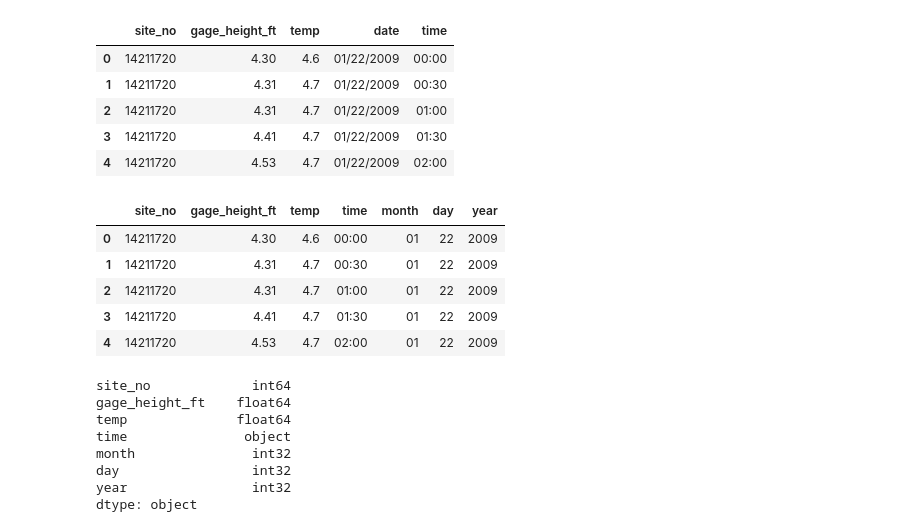
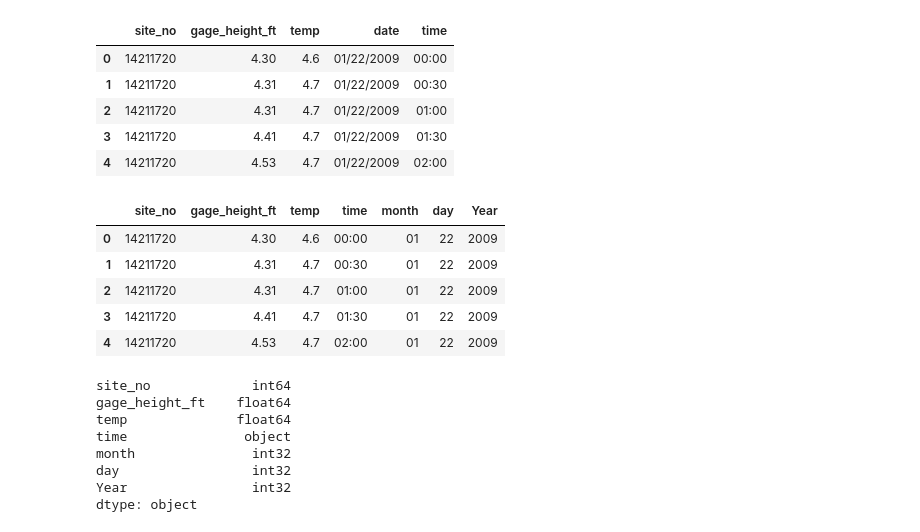
Before and after one commit to jayhjman/bootcamp-project1, a Jupyter notebook: Trim_water_data.ipynb, the cells around one changed output. Saved outputs shown, nothing was run; the diff lists cells and outputs as text; code cells hidden in the pictures.

```diff
--- a/Trim_water_data.ipynb
+++ b/Trim_water_data.ipynb
@@ -334,11 +336,11 @@ willamette_gage_df.head()
 | 3 | 14211720 | 4.41 | 4.7 | 01/22/2009 | 01:30 |
 | 4 | 14211720 | 4.53 | 4.7 | 01/22/2009 | 02:00 |
 # %%
-willamette_gage_df[['month','day','year']] = willamette_gage_df['date'].str.split('/', expand=True)
+willamette_gage_df[['month','day','Year']] = willamette_gage_df['date'].str.split('/', expand=True)
 willamette_gage_df = willamette_gage_df.drop(columns=['date'])
 willamette_gage_df.head()
 # %% [output]
-|  | site_no | gage_height_ft | temp | time | month | day | year |
+|  | site_no | gage_height_ft | temp | time | month | day | Year |
 | 0 | 14211720 | 4.30 | 4.6 | 00:00 | 01 | 22 | 2009 |
 | 1 | 14211720 | 4.31 | 4.7 | 00:30 | 01 | 22 | 2009 |
 | 2 | 14211720 | 4.31 | 4.7 | 01:00 | 01 | 22 | 2009 |
@@ -347,7 +349,7 @@ willamette_gage_df.head()
 # %%
 willamette_gage_df['month'] = willamette_gage_df['month'].astype(int)
 willamette_gage_df['day'] = willamette_gage_df['day'].astype(int)
-willamette_gage_df['year'] = willamette_gage_df['year'].astype(int)
+willamette_gage_df['Year'] = willamette_gage_df['Year'].astype(int)
 
 willamette_gage_df.dtypes
 # %% [output]
@@ -357,7 +359,7 @@ temp              float64
 time               object
 month               int32
 day                 int32
-year                int32
+Year                int32
 dtype: object
 # %%
 willamette_gage_final= willamette_gage_df[(willamette_gage_df['month'] >= 3) & (willamette_gage_df['month'] <= 5)]
```
Also changed, not shown: parts of 17 cells of this notebook.
